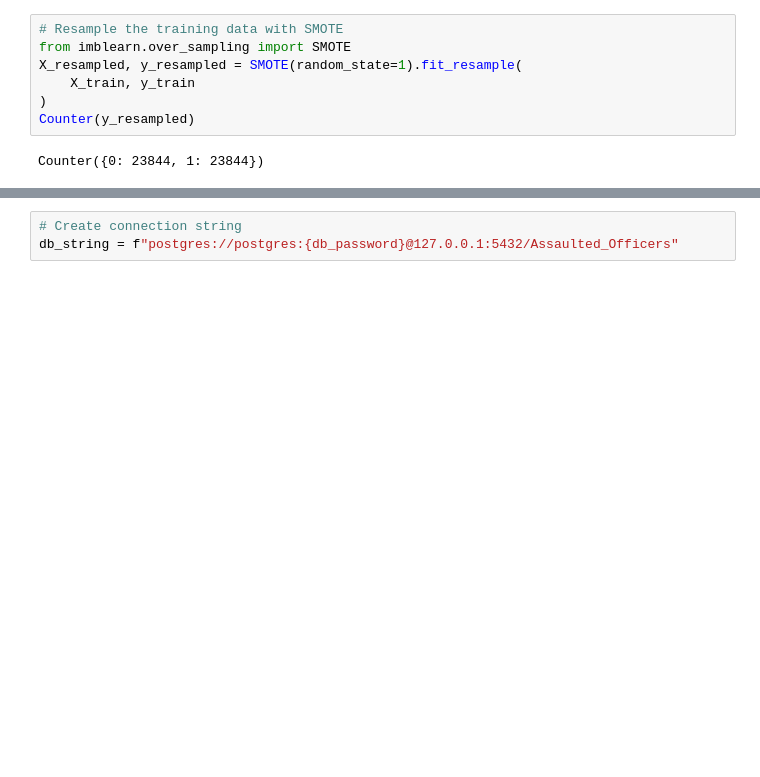
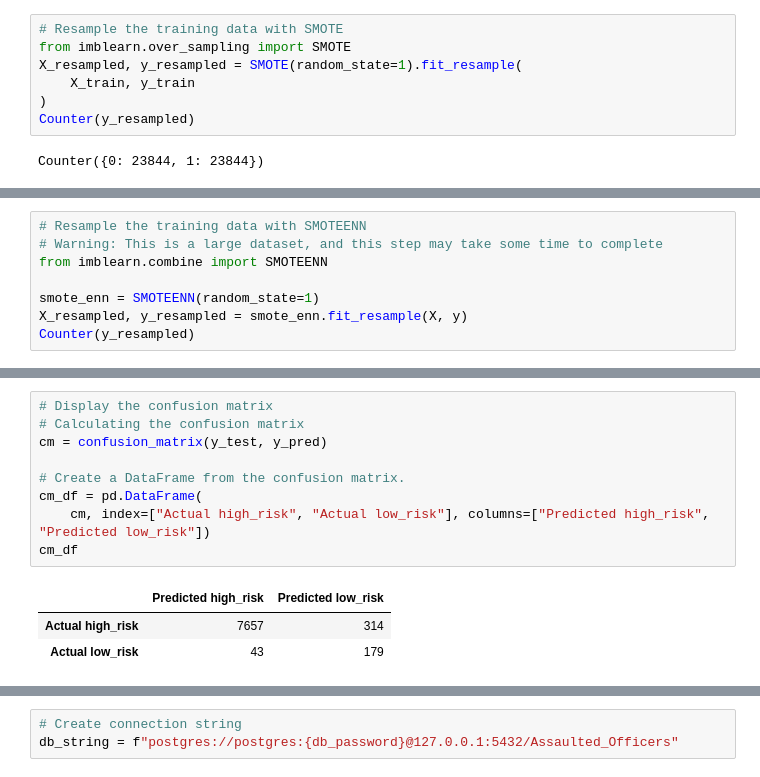
Before and after one commit to NBrown95/Assaulted_Officers, a Jupyter notebook: Machine_Learning_Model.ipynb, the cells around one changed output, grey strips where cells are left out. Cells and saved outputs as stored; diff of their text form; blank space fills up the shorter version.

```diff
--- a/Machine_Learning_Model.ipynb
+++ b/Machine_Learning_Model.ipynb
@@ -259,0 +228,8 @@ weighted avg       0.98      0.98      0.98      8193
+# %%
+# Resample the training data with SMOTEENN
+# Warning: This is a large dataset, and this step may take some time to complete
+from imblearn.combine import SMOTEENN
+
+smote_enn = SMOTEENN(random_state=1)
+X_resampled, y_resampled = smote_enn.fit_resample(X, y)
+Counter(y_resampled)
@@ -259,0 +258,13 @@ weighted avg       0.98      0.98      0.98      8193
+# %%
+# Display the confusion matrix
+# Calculating the confusion matrix
+cm = confusion_matrix(y_test, y_pred)
+
+# Create a DataFrame from the confusion matrix.
+cm_df = pd.DataFrame(
+    cm, index=["Actual high_risk", "Actual low_risk"], columns=["Predicted high_risk", "Predicted low_risk"])
+cm_df
+# %% [output]
+|  | Predicted high_risk | Predicted low_risk |
+| Actual high_risk | 7657 | 314 |
+| Actual low_risk | 43 | 179 |
```
Also changed, not shown: parts of 21 cells of this notebook.
